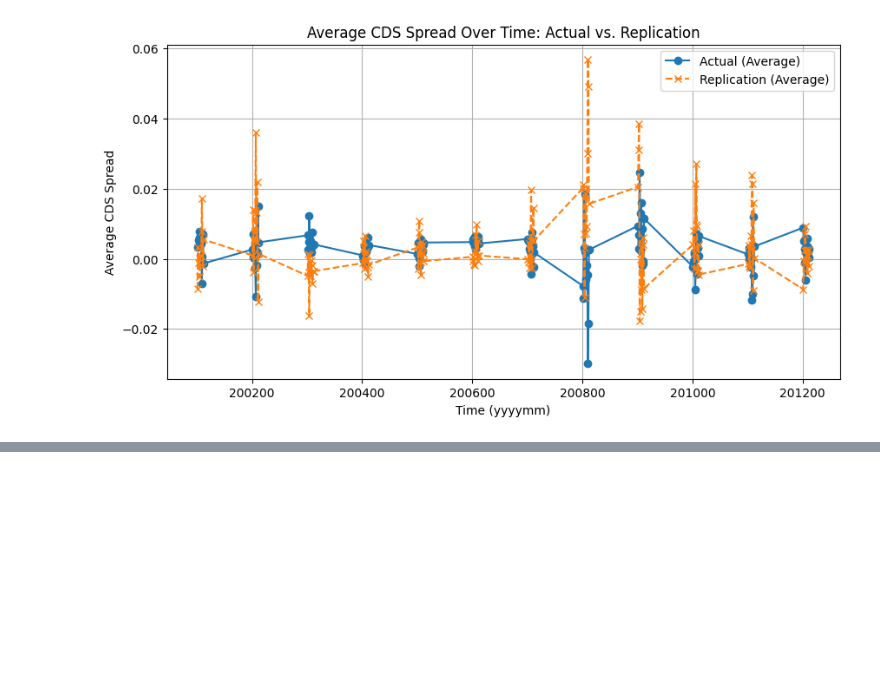
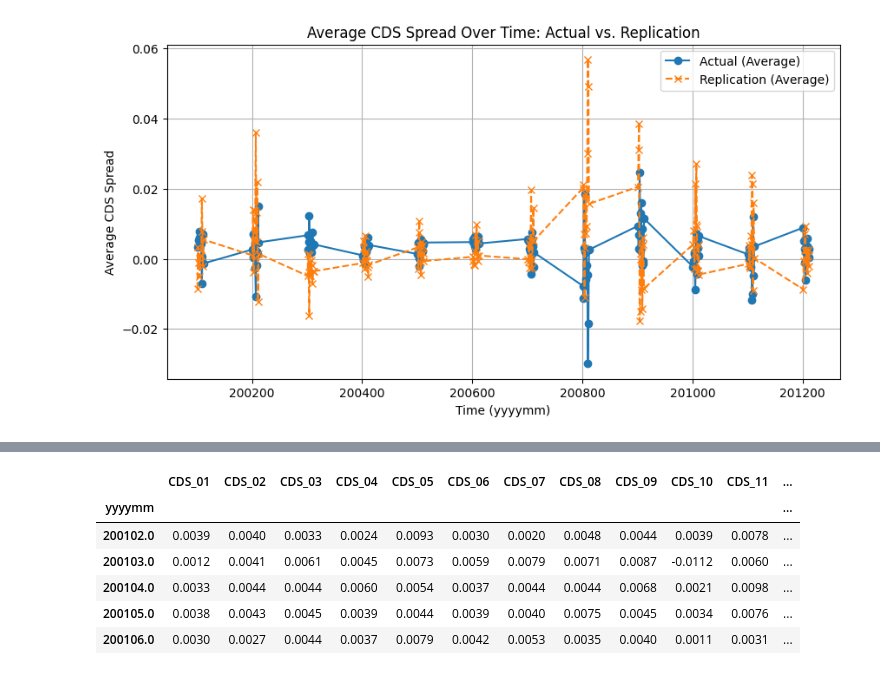
Before and after one commit to ygxu01/credit-default-swap-returns-replication, a Jupyter notebook: src/demo_plot.ipynb, the cells around one changed output, grey strips where cells are left out. Cells and saved outputs as stored; diff of their text form; code cells hidden in the pictures; blank space fills up the shorter version.

```diff
--- a/src/demo_plot.ipynb
+++ b/src/demo_plot.ipynb
@@ -122,0 +295,10 @@ plot_cds_average(df_actual, df_replication)
+# %%
+actual_df.head(5)
+# %% [output]
+|  | CDS_01 | CDS_02 | CDS_03 | CDS_04 | CDS_05 | CDS_06 | CDS_07 | CDS_08 | CDS_09 | CDS_10 | CDS_11 | ... |
+| yyyymm |  |  |  |  |  |  |  |  |  |  |  | ... |
+| 200102.0 | 0.0039 | 0.0040 | 0.0033 | 0.0024 | 0.0093 | 0.0030 | 0.0020 | 0.0048 | 0.0044 | 0.0039 | 0.0078 | ... |
+| 200103.0 | 0.0012 | 0.0041 | 0.0061 | 0.0045 | 0.0073 | 0.0059 | 0.0079 | 0.0071 | 0.0087 | -0.0112 | 0.0060 | ... |
+| 200104.0 | 0.0033 | 0.0044 | 0.0044 | 0.0060 | 0.0054 | 0.0037 | 0.0044 | 0.0044 | 0.0068 | 0.0021 | 0.0098 | ... |
+| 200105.0 | 0.0038 | 0.0043 | 0.0045 | 0.0039 | 0.0044 | 0.0039 | 0.0040 | 0.0075 | 0.0045 | 0.0034 | 0.0076 | ... |
+| 200106.0 | 0.0030 | 0.0027 | 0.0044 | 0.0037 | 0.0079 | 0.0042 | 0.0053 | 0.0035 | 0.0040 | 0.0011 | 0.0031 | ... |
```
Also changed, not shown: parts of 18 cells of this notebook, 2 other files.
